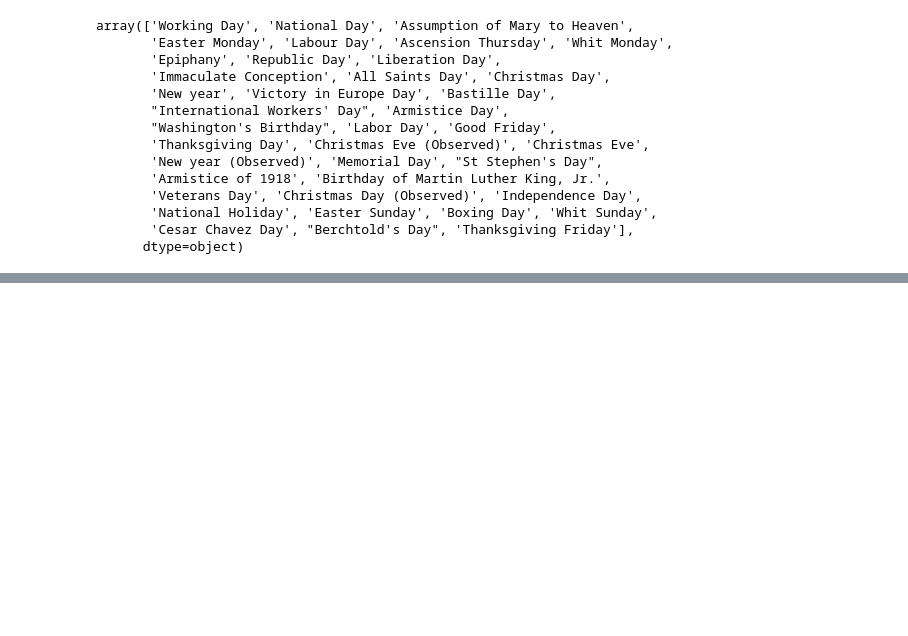
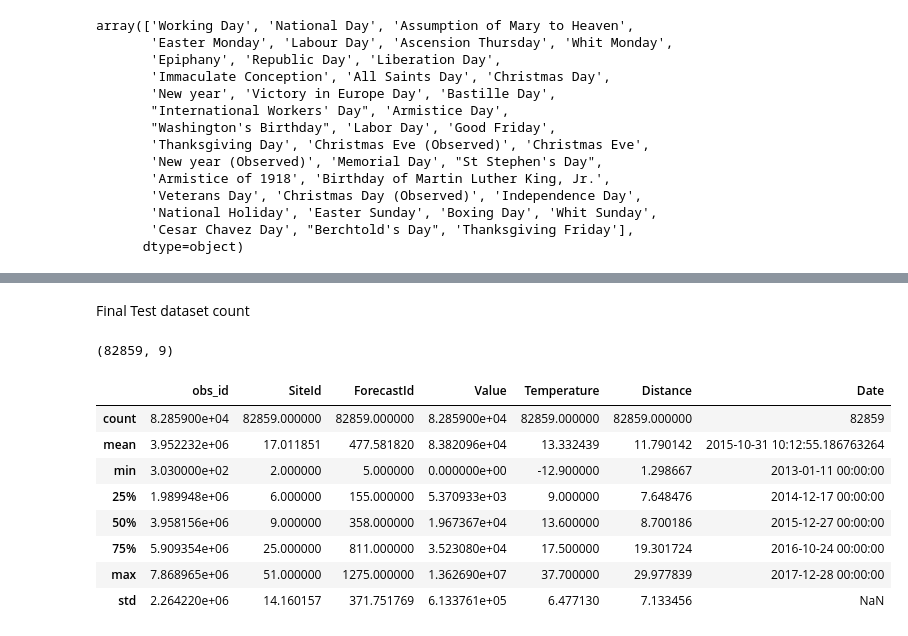
Before and after one commit to Melbinmatheew/Energy-Consumption-Forcasting, a Jupyter notebook: Notebooks/Data overview.ipynb, the cells around one changed output, grey strips where cells are left out. Saved outputs shown, nothing was run; the diff lists cells and outputs as text; code cells hidden in the pictures; blank space fills up the shorter version.

```diff
--- a/Notebooks/Data overview.ipynb
+++ b/Notebooks/Data overview.ipynb
@@ -412,0 +578,2 @@ array(['Working Day', 'National Day', 'Assumption of Mary to Heaven',
+# %%
+merging_test_df['Holiday']=merging_test_df['Holiday'].fillna('Working Day')
@@ -412,0 +599,18 @@ array(['Working Day', 'National Day', 'Assumption of Mary to Heaven',
+# %% [markdown]
+Final Test dataset count
+# %%
+merging_test_df.shape
+# %% [output]
+(82859, 9)
+# %%
+merging_test_df.describe()
+# %% [output]
+|  | obs_id | SiteId | ForecastId | Value | Temperature | Distance | Date |
+| count | 8.285900e+04 | 82859.000000 | 82859.000000 | 8.285900e+04 | 82859.000000 | 82859.000000 | 82859 |
+| mean | 3.952232e+06 | 17.011851 | 477.581820 | 8.382096e+04 | 13.332439 | 11.790142 | 2015-10-31 10:12:55.186763264 |
+| min | 3.030000e+02 | 2.000000 | 5.000000 | 0.000000e+00 | -12.900000 | 1.298667 | 2013-01-11 00:00:00 |
+| 25% | 1.989948e+06 | 6.000000 | 155.000000 | 5.370933e+03 | 9.000000 | 7.648476 | 2014-12-17 00:00:00 |
+| 50% | 3.958156e+06 | 9.000000 | 358.000000 | 1.967367e+04 | 13.600000 | 8.700186 | 2015-12-27 00:00:00 |
+| 75% | 5.909354e+06 | 25.000000 | 811.000000 | 3.523080e+04 | 17.500000 | 19.301724 | 2016-10-24 00:00:00 |
+| max | 7.868965e+06 | 51.000000 | 1275.000000 | 1.362690e+07 | 37.700000 | 29.977839 | 2017-12-28 00:00:00 |
+| std | 2.264220e+06 | 14.160157 | 371.751769 | 6.133761e+05 | 6.477130 | 7.133456 | NaN |
```
Also changed, not shown: parts of 23 cells of this notebook.
